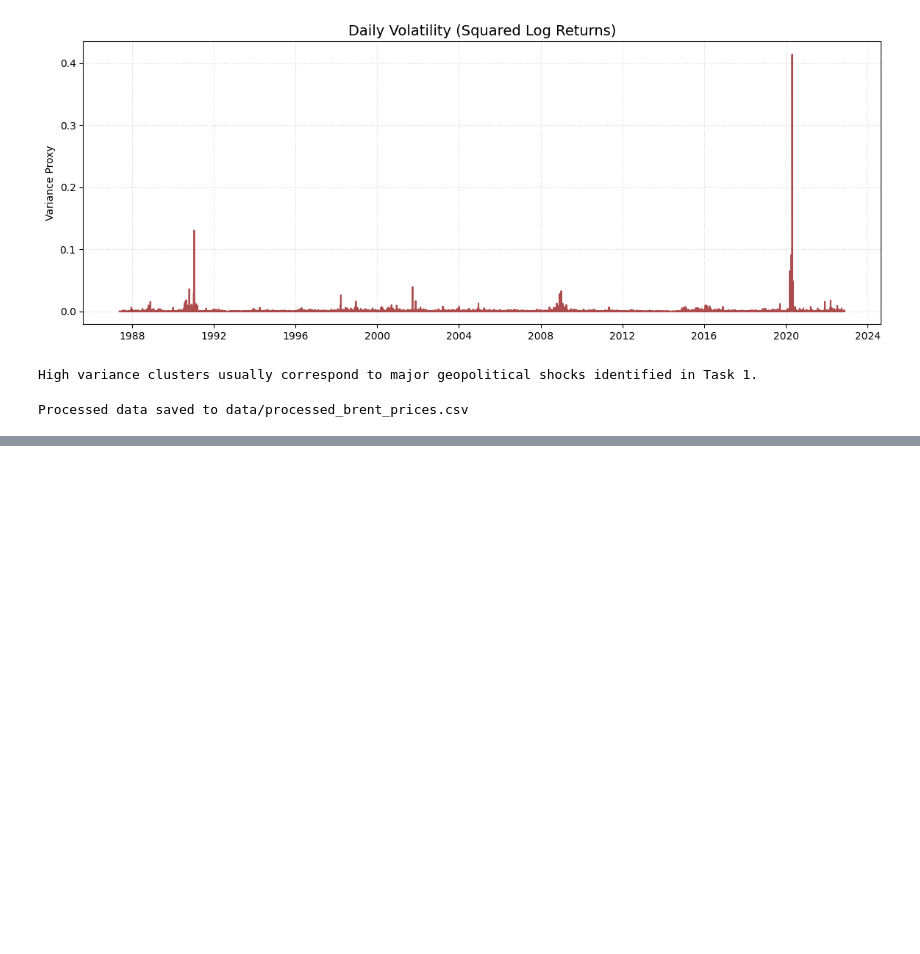
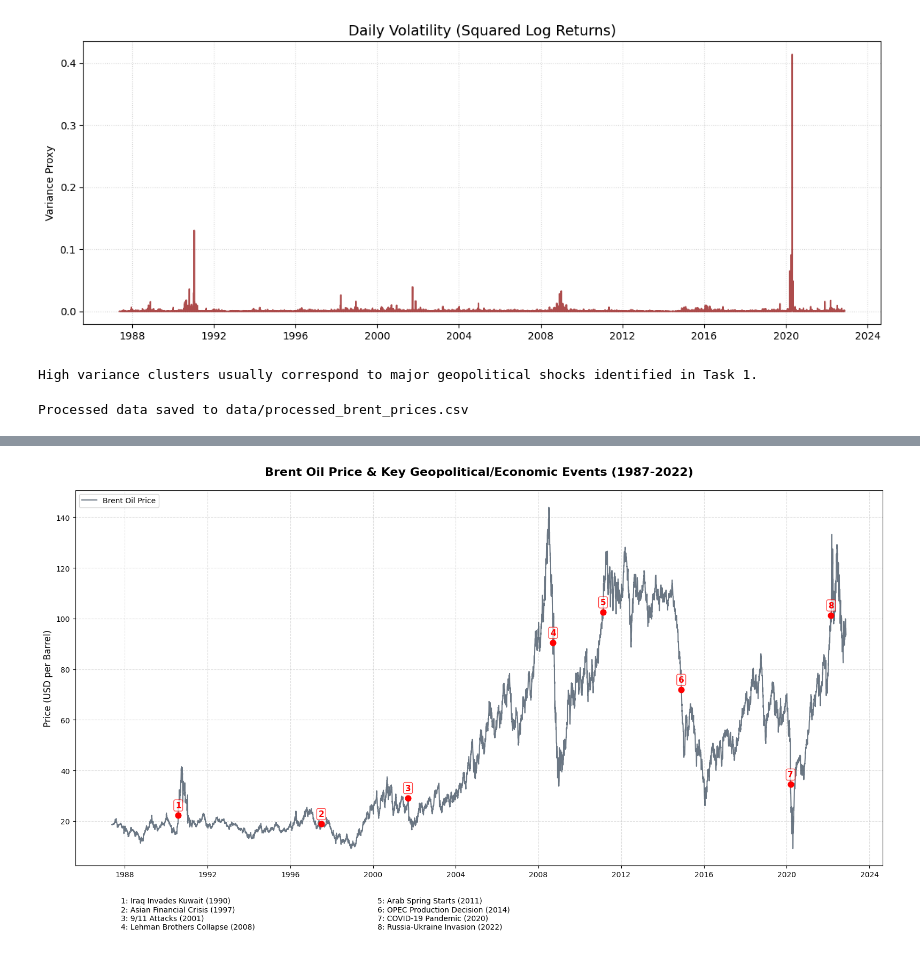
Before and after one commit to Maireg789/brent-oil-change-point-analysis, a Jupyter notebook: notebooks/eda_analysis.ipynb, the cells around one changed output, grey strips where cells are left out. Drawn from its saved outputs; the diff is of its cells as text; code cells hidden in the pictures; blank space fills up the shorter version.

```diff
--- a/notebooks/eda_analysis.ipynb
+++ b/notebooks/eda_analysis.ipynb
@@ -113,0 +209,51 @@ Processed data saved to data/processed_brent_prices.csv
+# %%
+import matplotlib.pyplot as plt
+import pandas as pd
+import numpy as np
+import sys
+import os
+
+# Ensure we can import from src
+sys.path.append(os.path.abspath('../src'))
+from scripts.data_utils import load_and_preprocess_data
+
+# 1. Load Data
+df = load_and_preprocess_data('../data/BrentOilPrices.csv')
+events = pd.read_csv('../data/events.csv')
+events['date'] = pd.to_datetime(events['date'])
+
+# 2. Setup Plot
+plt.figure(figsize=(16, 8))
+plt.plot(df.index, df['Price'], color='#2c3e50', linewidth=1.5, alpha=0.7, label='Brent Oil Price')
+
+# 3. Overlay Numbered Events
+for i, row in events.iterrows():
+    # Find closest price for the event date to place the marker
+    if row['date'] in df.index:
+        event_price = df.loc[row['date'], 'Price']
+    else:
+        # If exact date missing (e.g. weekend), find the nearest available date
+        nearest_date = df.index[df.index.get_indexer([row['date']], method='nearest')[0]]
+        event_price = df.loc[nearest_date, 'Price']
+
+    plt.scatter(row['date'], event_price, color='red', s=60, zorder=5)
+    plt.annotate(str(i+1), (row['date'], event_price), xytext=(0,10),
+                 textcoords="offset points", ha='center', fontsize=11,
+                 fontweight='bold', color='red', bbox=dict(boxstyle='round,pad=0.2', fc='white', ec='red', alpha=0.7))
+
+# 4. Styling
+plt.title('Brent Oil Price & Key Geopolitical/Economic Events (1987-2022)', fontsize=16, fontweight='bold', pad=20)
+plt.ylabel('Price (USD per Barrel)', fontsize=12)
+plt.grid(True, linestyle='--', alpha=0.4)
+plt.legend(loc='upper left')
+
+# 5. Legend description list at the bottom
+event_list = [f"{i+1}: {row['event']} ({row['date'].year})" for i, row in events.iterrows()]
+plt.figtext(0.1, -0.1, "\n".join(event_list[:4]), fontsize=10, ha='left')
+plt.figtext(0.4, -0.1, "\n".join(event_list[4:8]), fontsize=10, ha='left')
+
+plt.tight_layout()
+plt.savefig('../docs/price_event_plot.png', bbox_inches='tight', dpi=300)
+plt.show()
+# %% [output]
+[figure, added]
```
Also changed, not shown: parts of 4 cells of this notebook, 4 other files.
